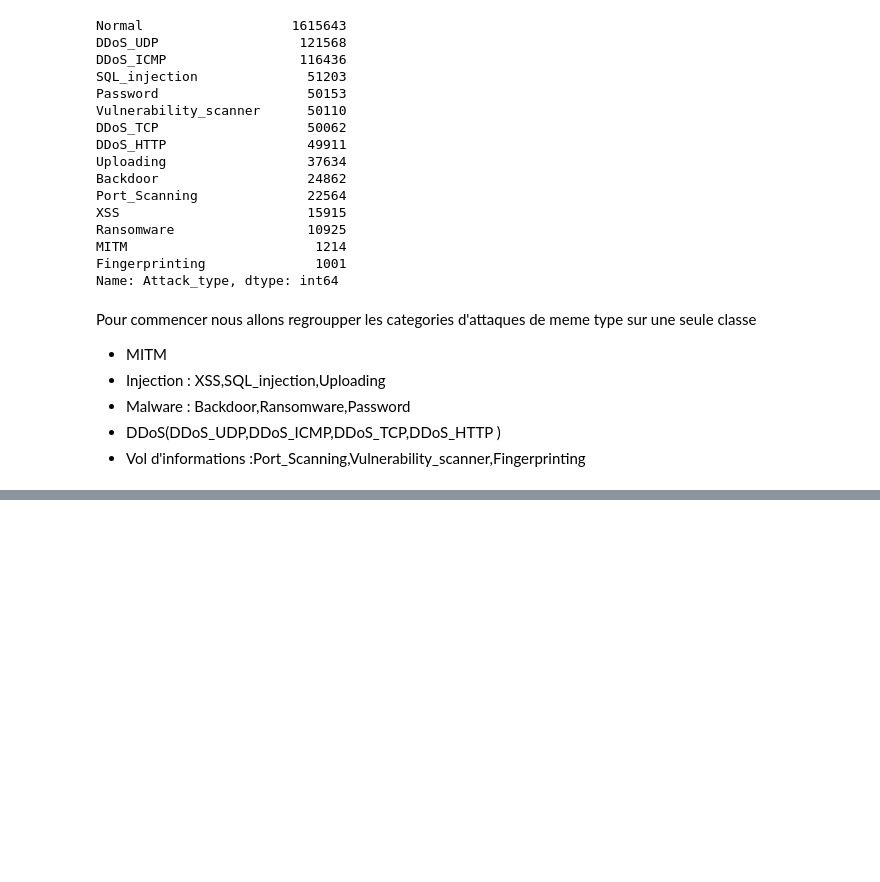
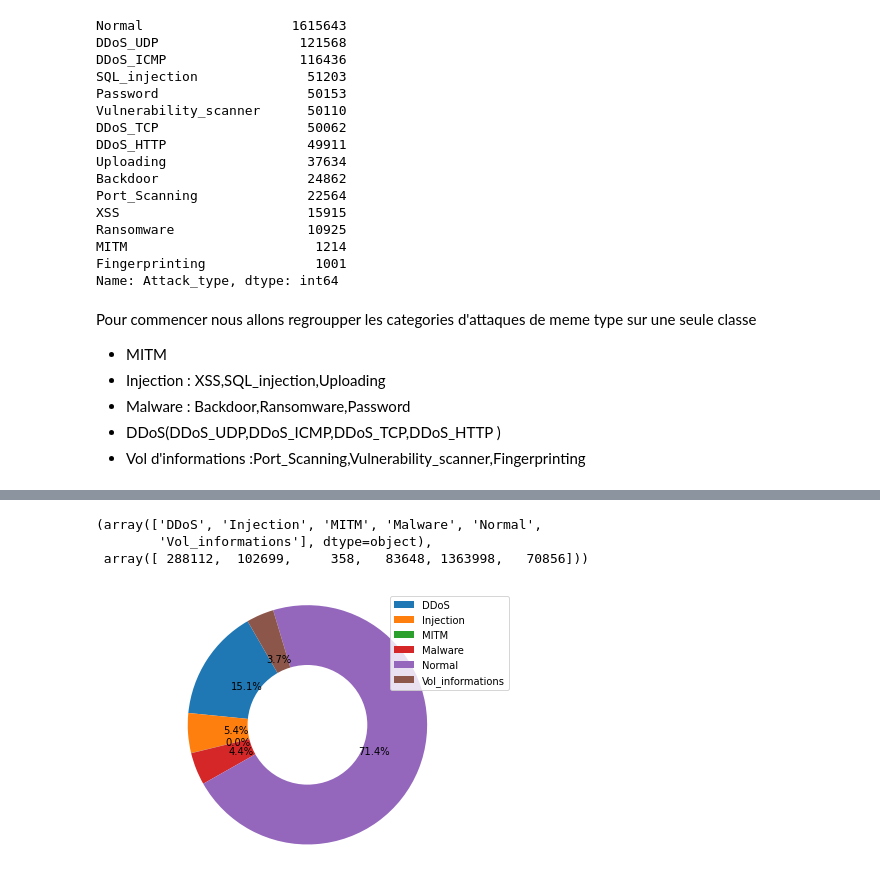
Before and after one commit to ismailasy/Deep_IOT_Network_Anomaly_Detection, a Jupyter notebook: Classification_multiclasse_6_Classes.ipynb, the cells around one changed output, grey strips where cells are left out. Saved outputs shown, nothing was run; the diff lists cells and outputs as text; code cells hidden in the pictures; blank space fills up the shorter version.

```diff
--- a/Classification_multiclasse_6_Classes.ipynb
+++ b/Classification_multiclasse_6_Classes.ipynb
@@ -45,0 +151,5 @@ Pour commencer nous allons regroupper les categories d'attaques de meme type sur
+# %%
+df['Attack_type']= df['Attack_type'].map({'Normal':'Normal','DDoS_UDP':'DDoS','DDoS_ICMP':'DDoS','SQL_injection':'Injection','Password':'Malware',
+       'Vulnerability_scanner':'Vol_informations','DDoS_TCP':'DDoS','DDoS_HTTP':'DDoS','Uploading':'Injection','Backdoor':'Malware','Port_Scanning':'Vol_informations','XSS':'Injection',
+       'Ransomware':'Malware','MITM':'MITM','Fingerprinting':'Vol_informations'},
+      na_action=None)
@@ -45,0 +169,3 @@ Pour commencer nous allons regroupper les categories d'attaques de meme type sur
+# %%
+y = df['Attack_type']
+values = np.unique(y,return_counts=True)
@@ -45,0 +187,27 @@ Pour commencer nous allons regroupper les categories d'attaques de meme type sur
+# %%
+values
+# %% [output]
+(array(['DDoS', 'Injection', 'MITM', 'Malware', 'Normal',
+        'Vol_informations'], dtype=object),
+ array([ 288112,  102699,     358,   83648, 1363998,   70856]))
+# %%
+class_names= ['DDoS', 'Injection', 'MITM', 'Malware', 'Normal',
+        'Vol_informations']
+# %%
+labels = class_names
+sizes = values[1:]
+# %%
+#tracage de la distribution des categories
+import matplotlib.pyplot as plt
+
+fig1, ax1 = plt.subplots()
+ax1.pie(sizes, autopct='%1.1f%%', startangle=120)
+centre_circle = plt.Circle((0,0),0.50,fc='white')
+fig = plt.gcf()
+fig.gca().add_artist(centre_circle)
+ax1.axis('equal')
+plt.tight_layout()
+plt.legend(labels =labels)
+plt.show()
+# %% [output]
+[figure, added]
```
Also changed, not shown: parts of 44 cells of this notebook.
